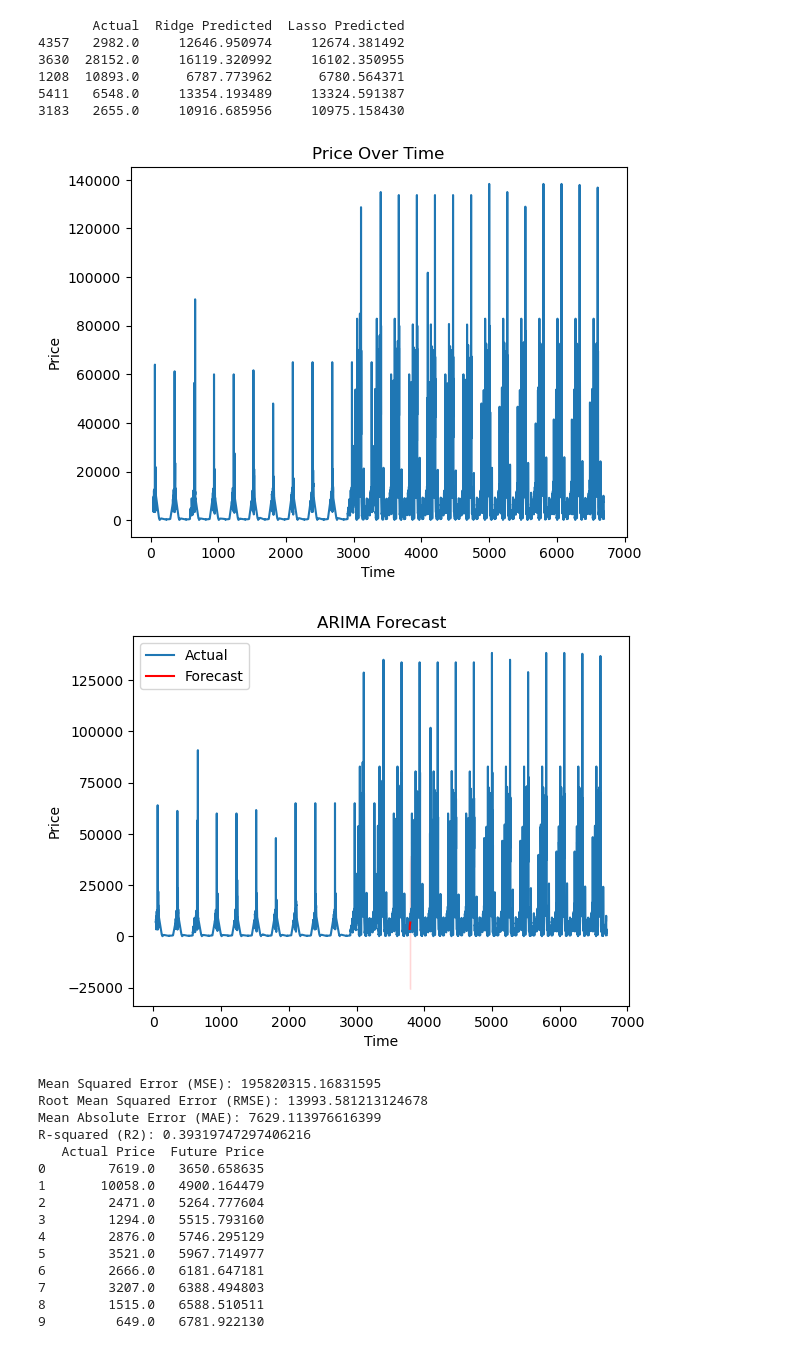
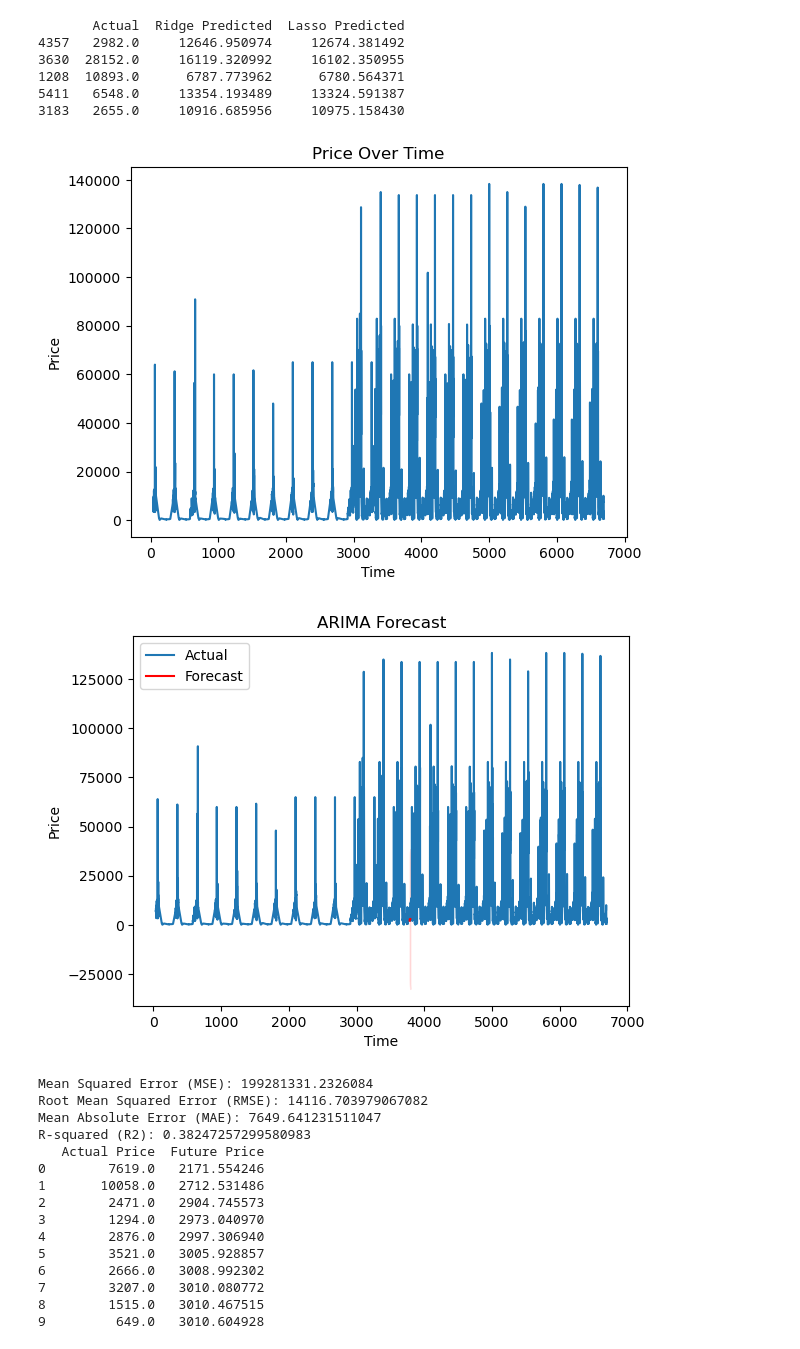
Before and after one commit to NafisaProme/CSE498R-Project, a Jupyter notebook: Model.ipynb, the cells around one changed output. Saved outputs shown, nothing was run; the diff lists cells and outputs as text; code cells hidden in the pictures.

Commit message:
model ready

```diff
--- a/Model.ipynb
+++ b/Model.ipynb
@@ -260,7 +260,7 @@ plt.show()
 
 # Fit ARIMA model
 # Example: ARIMA(1, 1, 1)
-model = ARIMA(df['Price'], order=(2, 0, 2))
+model = ARIMA(df['Price'], order=(1, 1, 1))
 result = model.fit()
 
 # Get forecast
@@ -275,46 +275,46 @@ conf_int = forecast.conf_int()
 plt.plot(df['Price'], label='Actual')
 plt.plot(forecast_values.index, forecast_values, color='red', label='Forecast')
 plt.fill_between(forecast_values.index, conf_int.iloc[:, 0], conf_int.iloc[:, 1], color='red', alpha=0.1)
 plt.title('ARIMA Forecast')
 plt.xlabel('Time')
 plt.ylabel('Price')
 plt.legend()
 plt.show()
 
 # Evaluate the model performance
 actual_values = df['Price']
 predicted_values = result.fittedvalues  # or result.predict(start=..., end=...)
 mse = mean_squared_error(actual_values, predicted_values)
 rmse = np.sqrt(mse)
 mae = mean_absolute_error(actual_values, predicted_values)
 r2 = r2_score(actual_values, predicted_values)
 
 print(f"Mean Squared Error (MSE): {mse}")
 print(f"Root Mean Squared Error (RMSE): {rmse}")
 print(f"Mean Absolute Error (MAE): {mae}")
 print(f"R-squared (R2): {r2}")
 
 n_forecast = 10
 future_forecasts = result.predict(start=len(df), end=len(df) + n_forecast - 1, typ='levels')
 future_forecasts.reset_index(drop=True, inplace=True)
 
 comparison_df = pd.DataFrame({'Actual Price': df['Price'].tail(n_forecast).values, 'Future Price': future_forecasts})
 print(comparison_df)
 # %% [output]
 [figure]
-[figure, old version]
+[figure, new version]
-Mean Squared Error (MSE): 195820315.16831595
-Root Mean Squared Error (RMSE): 13993.581213124678
-Mean Absolute Error (MAE): 7629.113976616399
-R-squared (R2): 0.39319747297406216
+Mean Squared Error (MSE): 199281331.2326084
+Root Mean Squared Error (RMSE): 14116.703979067082
+Mean Absolute Error (MAE): 7649.641231511047
+R-squared (R2): 0.38247257299580983
    Actual Price  Future Price
-0        7619.0   3650.658635
-1       10058.0   4900.164479
-2        2471.0   5264.777604
-3        1294.0   5515.793160
-4        2876.0   5746.295129
-5        3521.0   5967.714977
-6        2666.0   6181.647181
-7        3207.0   6388.494803
-8        1515.0   6588.510511
-9         649.0   6781.922130
+0        7619.0   2171.554246
+1       10058.0   2712.531486
+2        2471.0   2904.745573
+3        1294.0   2973.040970
+4        2876.0   2997.306940
+5        3521.0   3005.928857
+6        2666.0   3008.992302
+7        3207.0   3010.080772
+8        1515.0   3010.467515
+9         649.0   3010.604928
```
Also changed, not shown: parts of 7 cells of this notebook, 2 other files.
